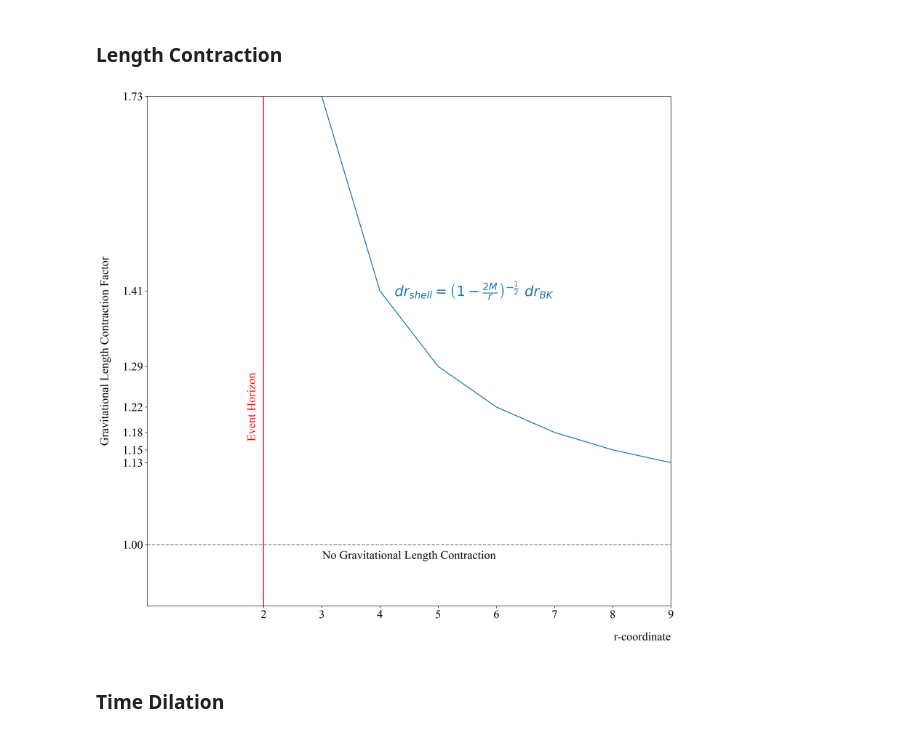
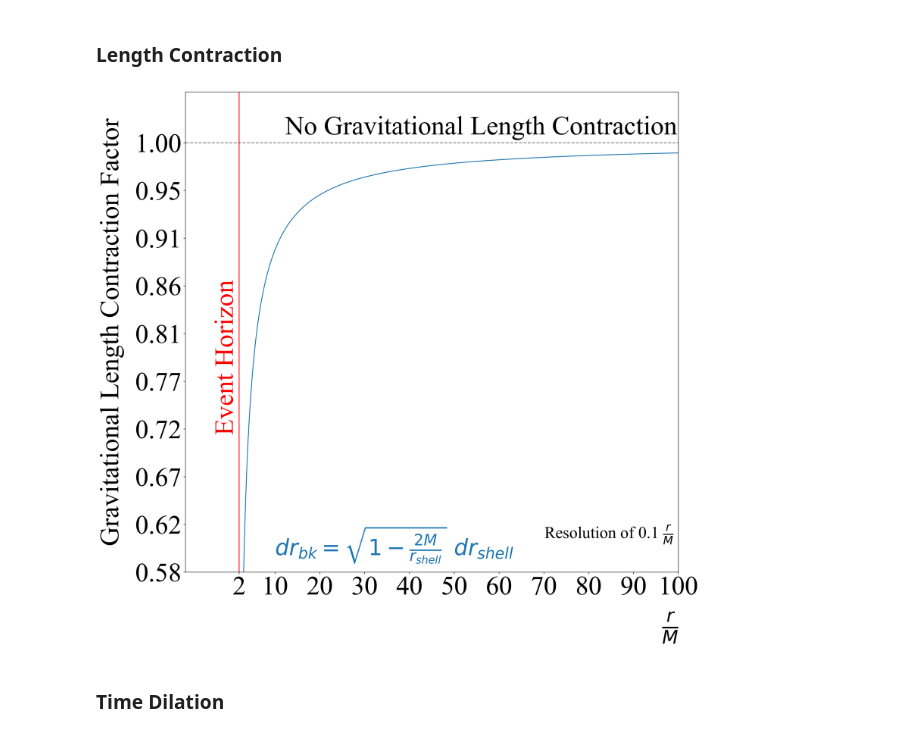
Before and after one commit to SimmeringRook/Cartographer, a Jupyter notebook: 36X/embedding.ipynb, the cells around one changed output. Drawn from its saved outputs; the diff is of its cells as text; code cells hidden in the pictures.

```diff
--- a/36X/embedding.ipynb
+++ b/36X/embedding.ipynb
@@ -25,20 +25,24 @@ phicoord = np.linspace(0, 2*np.pi, np.shape(rcoord)[0]*4)
 _pi_half = np.true_divide(np.pi, 2)
 figure_size = (16,16)
 
+dr_shell_res = 0.1
+r_start, r_stop = 3, 100
+rcoord = np.linspace(r_start, r_stop,num=int((r_stop-r_start)/dr_shell_res))
+
 general_plot_font = FontProperties()
 general_plot_font.set_family('serif')
 general_plot_font.set_name('Times New Roman')
-general_plot_font.set_size(16)
+general_plot_font.set_size(30)
 
 axes_plot_font = FontProperties()
 axes_plot_font.set_family('serif')
 axes_plot_font.set_name('Times New Roman')
-axes_plot_font.set_size(20)
+axes_plot_font.set_size(48)
 
 math_plot_font = FontProperties()
 math_plot_font.set_family('serif')
 math_plot_font.set_name('Times New Roman')
-math_plot_font.set_size(24)
+math_plot_font.set_size(40)
 # %% [markdown]
 ### Shell Measurements
 # %%
@@ -47,6 +51,9 @@ def dr_shell(r_coordinate):
 
 def dt_shell(r_coordinate):
     return np.multiply(dt_BK, np.sqrt(np.subtract(1, np.true_divide(2*M, np.multiply(r_coordinate, M)))))
+# %%
+def get_curvature_factor(r_coordinate):
+    return np.sqrt(np.subtract(1, np.true_divide(2*M, np.multiply(r_coordinate, M))))
 # %% [markdown]
 ## Embedding Diagrams
 # %% [markdown]
@@ -177,8 +182,20 @@ def create_curvature_figure(ax, BK_coordinate, shell_coordinates, plot_info, ):
 ### Length Contraction
 # %%
 diagram = 'length'
-rcoord = np.arange(3,10)
-contracted_r_coordinates = dr_shell(r_coordinate=rcoord)
+length_contraction_factor = get_curvature_factor(r_coordinate=rcoord)
+
+import math
+scale_factor = (1/math.pow(10, -(math.log10(rcoord[-1]) - 1)))
+
+x_offset = 1
+x_start = rcoord[0]
+y_ticks = length_contraction_factor.tolist()
+y_ticks = [length_contraction_factor[tick] for tick in np.arange(0, int((r_stop-r_start)/dr_shell_res), int(scale_factor/dr_shell_res))]
+
+if scale_factor >= 10:
+    x_offset = -scale_factor
+    x_start = scale_factor
+    y_ticks = [tick for tick in np.linspace(length_contraction_factor[0], 1, num=10)]
 
 fig = plt.figure(figsize=figure_size, dpi=300)
 ax_curvature = fig.add_subplot()
@@ -186,16 +203,17 @@ ax_curvature = fig.add_subplot()
 plot_info = {
     "title" : "",
     "x_axis" : {
-        "label" : "r-coordinate",
-        "lim" : (0, rcoord[-1]),
-        "ticks" : np.arange(2,rcoord[-1]+1),
-        "tick_labels" : [f'{tick}' for tick in np.arange(2,rcoord[-1]+1)],
+        "label" : r"$\frac{r}{M}$",
+        "lim" : (x_offset, rcoord[-1]),
+        "ticks" : np.insert(np.arange(x_start,rcoord[-1]+1,scale_factor),0,2),
+        "tick_labels" : ['2'] + [f'{int(tick)}' for tick in np.arange(x_start,rcoord[-1]+1,scale_factor)],
+        "offset" : 0,
     },
     "y_axis" : {
         "label" : "Gravitational Length Contraction Factor",
-        "lim" : (0.9, contracted_r_coordinates[0]),
-        "ticks" : np.insert(contracted_r_coordinates, 0, 1),
-        "tick_labels" : [f'{tick:1.2f}' for tick in np.insert(contracted_r_coordinates, 0, 1)],
+        "lim" : (length_contraction_factor[0], 1.05),
+        "ticks" : [1,] + y_ticks,
+        "tick_labels" : ['1.00'] + [f"{tick:1.2f}" for tick in y_ticks],
     },
     "font" : {
         "general" : general_plot_font,
@@ -204,7 +222,7 @@ plot_info = {
     },
 }
 
-ax_curvature = create_curvature_figure(ax_curvature, rcoord, contracted_r_coordinates, plot_info,)
+ax_curvature = create_curvature_figure(ax_curvature, rcoord, length_contraction_factor, plot_info,)
 
 # Mark Event Horizon
 plt.axvline(
@@ -214,47 +232,60 @@ plt.axvline(
 )
 ax_curvature.text(
     1.9,
-    contracted_r_coordinates[int(np.shape(rcoord)[0]/2)],
+    np.mean(y_ticks),
     "Event Horizon",
     color="red",
     fontproperties=plot_info['font']['axes'],
     rotation='vertical',
     horizontalalignment='right',
     verticalalignment='center'
 )
 
 # Mark Bookkeeper
 plt.axhline(
     y=1,
     color="black",
     linestyle="dashed",
     alpha=0.5,
 )
 ax_curvature.text(
-    rcoord[-1]/2,
-    0.99,
+    0.6,
+    0.95,
     "No Gravitational Length Contraction",
     color="black",
     fontproperties=plot_info['font']['axes'],
     horizontalalignment='center',
-    verticalalignment='top'
+    verticalalignment='top',
+    transform=ax_curvature.transAxes,
 )
 
 # Annotate Equation
-eqn = (r"$dr_{shell}=\left(1-\frac{2M}{r}\right)^{-\frac{1}{2}}\ dr_{BK}$")
+eqn = (r"$dr_{bk}=\sqrt{1-\frac{2M}{r_{shell}}}\ dr_{shell}$")
 ax_curvature.text(
-    4.25,
-    contracted_r_coordinates[1],
+    (r_start*scale_factor+x_offset)/(r_stop+abs(x_offset)),
+    ((r_stop-r_start)/r_stop)/scale_factor,
     eqn,
     color="C0",
     fontproperties=plot_info['font']['math'],
     horizontalalignment='left',
-    verticalalignment='center'
+    verticalalignment='top',
+    transform=ax_curvature.transAxes,
 )
 
+eqn2 = (f"Resolution of {dr_shell_res} "+ r"$\frac{r}{M}$")
+ax_curvature.text(
+    0.99,
+    0.1,
+    eqn2,
+    color="black",
+    fontproperties=plot_info['font']['general'],
+    horizontalalignment='right',
+    verticalalignment='top',
+    transform=ax_curvature.transAxes,
+)
 plt.savefig(f'curvature_diagram_{diagram}.jpg',bbox_inches='tight')
 # %% [output]
-[figure, old version]
+[figure, new version]
 # %% [markdown]
 ### Time Dilation
 # %%
```
Also changed, not shown: parts of 2 cells of this notebook.
